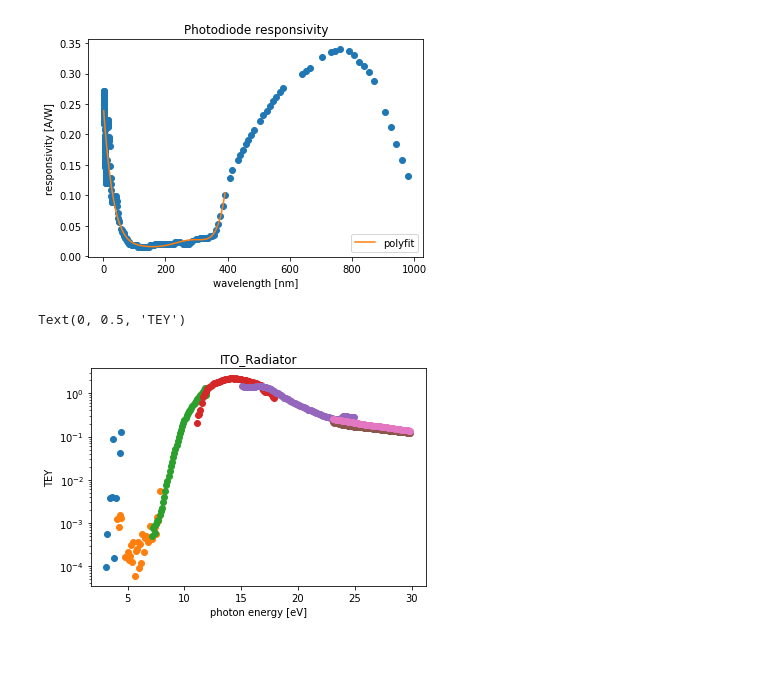
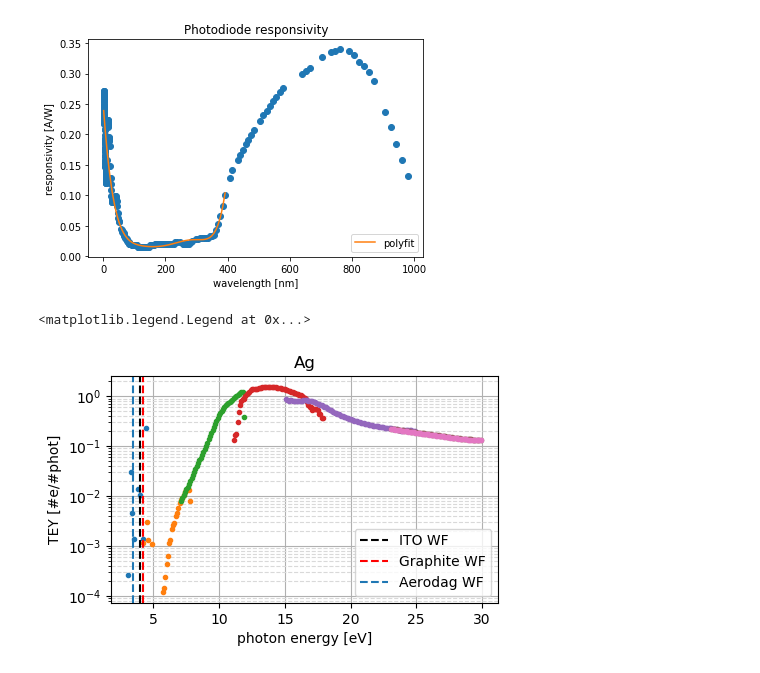
Before and after one commit to sebastiankalos/Elettra_data, a Jupyter notebook: BEAR_analysis.ipynb, the cells around one changed output. Drawn from its saved outputs; the diff is of its cells as text; code cells hidden in the pictures.

Commit message:
did some plots

```diff
--- a/BEAR_analysis.ipynb
+++ b/BEAR_analysis.ipynb
@@ -289,31 +292,3 @@ def convert_eV_to_wavelength(energy_eV_list):
 ITO_WF = 3.95 #eV
 Graphite_WF = 4.21 #eV
 Aerodag_WF = 3.45
-# %%
-marker = 'o'
-
-# plot options for xvals and yvals:
-# 0 --> sample_I
-# 1 --> monitor_I
-# 2 --> phot_E
-# 3 --> I_BPM
-# 4 --> norm_I_byMonit
-# 5 --> norm_I_byBPM
-
-x_choice = 2
-y_choice = 4
-
-material_index = 0
-
-for region_n in range(0, regs_per_sample):
-    plt.plot(convert_eV_to_wavelength(MATERIALS[material_index][region_n][x_choice]), MATERIALS[material_index][region_n][y_choice], marker)
-    plt.title(materials[material_index])
-plt.xlabel('nm')
-plt.gca().set_ylim(bottom=0)
-plt.gca().set_ylim(top=5)
-
-
-plt.axvline(x=convert_eV_to_wavelength([ITO_WF])[0], color='k', linestyle='--', label="ITO WF")
-plt.axvline(x=convert_eV_to_wavelength([Graphite_WF])[0], color='r', linestyle='--', label="Graphite WF")
-plt.axvline(x=convert_eV_to_wavelength([Aerodag_WF])[0], linestyle='--', label="Aerodag WF")
-plt.legend(loc="lower left")
@@ -419,19 +391,29 @@ for i in range(1, regs_per_sample+1):
     second_fraction = [i / j *eV for i,j in zip(PD_monitor_I, photon_flux)]
     SECOND_FRAC.append(second_fraction)
 # %%
-material_index = 3
+figure(figsize=(5, 3), dpi=100)
+
+material_index = 4
 
 for region_index in range(0, regs_per_sample):
     FIRST_FRAC = MATERIALS[material_index][region_index][4]
     TEY_reg = [i * j for i,j in zip(FIRST_FRAC, SECOND_FRAC[region_index])]
     phot_E_reg = MATERIALS[material_index][region_index][2]
 
-    plt.semilogy(phot_E_reg, TEY_reg, marker)
+    plt.semilogy(phot_E_reg, TEY_reg, marker, markersize=3)
     plt.title(materials[material_index])
 
 plt.xlabel('photon energy [eV]')
-plt.ylabel('TEY')
+plt.ylabel('TEY [#e/#phot]')
+plt.grid(linestyle='--')
+plt.grid(which = 'major', linestyle='-')
+plt.grid(which = 'minor', linestyle='--', color='0.85')
 #plt.gca().set_ylim(top=1.5)
+
+plt.axvline(x=ITO_WF, color='k', linestyle='--', label="ITO WF")
+plt.axvline(x=Graphite_WF, color='r', linestyle='--', label="Graphite WF")
+plt.axvline(x=Aerodag_WF, linestyle='--', label="Aerodag WF")
+plt.legend(loc="lower right")
 # %% [output]
-Text(0, 0.5, 'TEY')
+<matplotlib.legend.Legend at 0x...>
-[figure, old version]
+[figure, new version]
```
Also changed, not shown: parts of 7 cells of this notebook, 1 other file.
